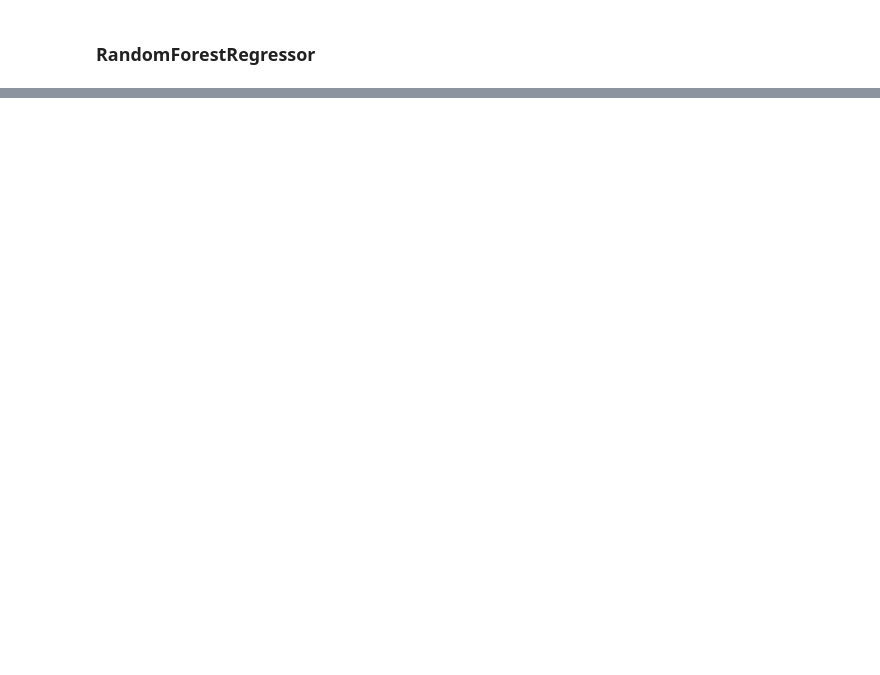
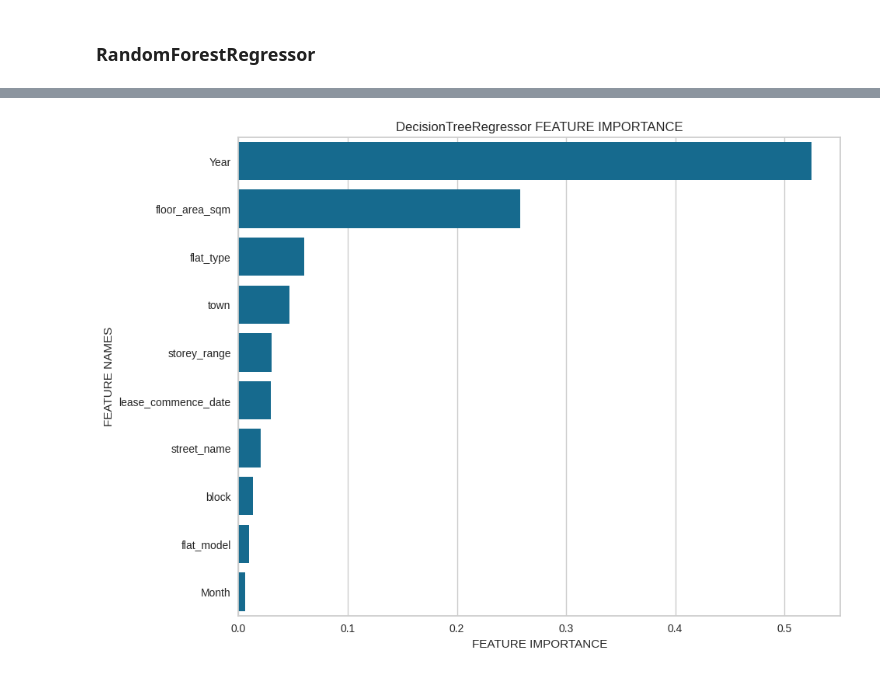
Before and after one commit to SriRamK345/Singapore_Resale_FlatPrices_Predicting, a Jupyter notebook: Singapore_Resale_Flat_Prices_Prediction.ipynb, the cells around one changed output, grey strips where cells are left out. Saved outputs shown, nothing was run; the diff lists cells and outputs as text; code cells hidden in the pictures; blank space fills up the shorter version.

```diff
--- a/Singapore_Resale_Flat_Prices_Prediction.ipynb
+++ b/Singapore_Resale_Flat_Prices_Prediction.ipynb
@@ -934,0 +1040,4 @@ compare.sample(10)
+# %%
+feature_importance(DT_model.feature_importances_,columns[:],"DecisionTreeRegressor")
+# %% [output]
+[figure, added]
```
Also changed, not shown: parts of 44 cells of this notebook.
